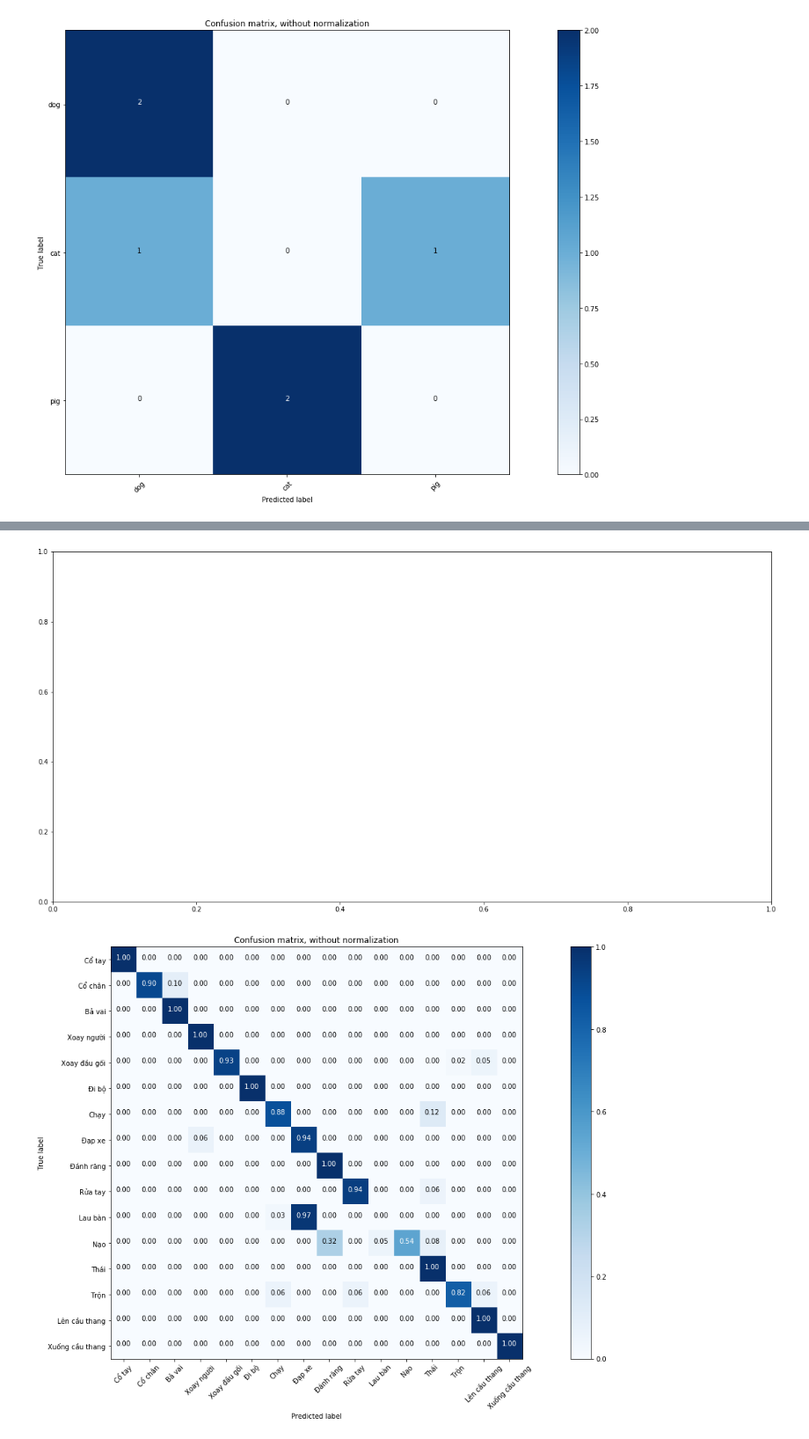
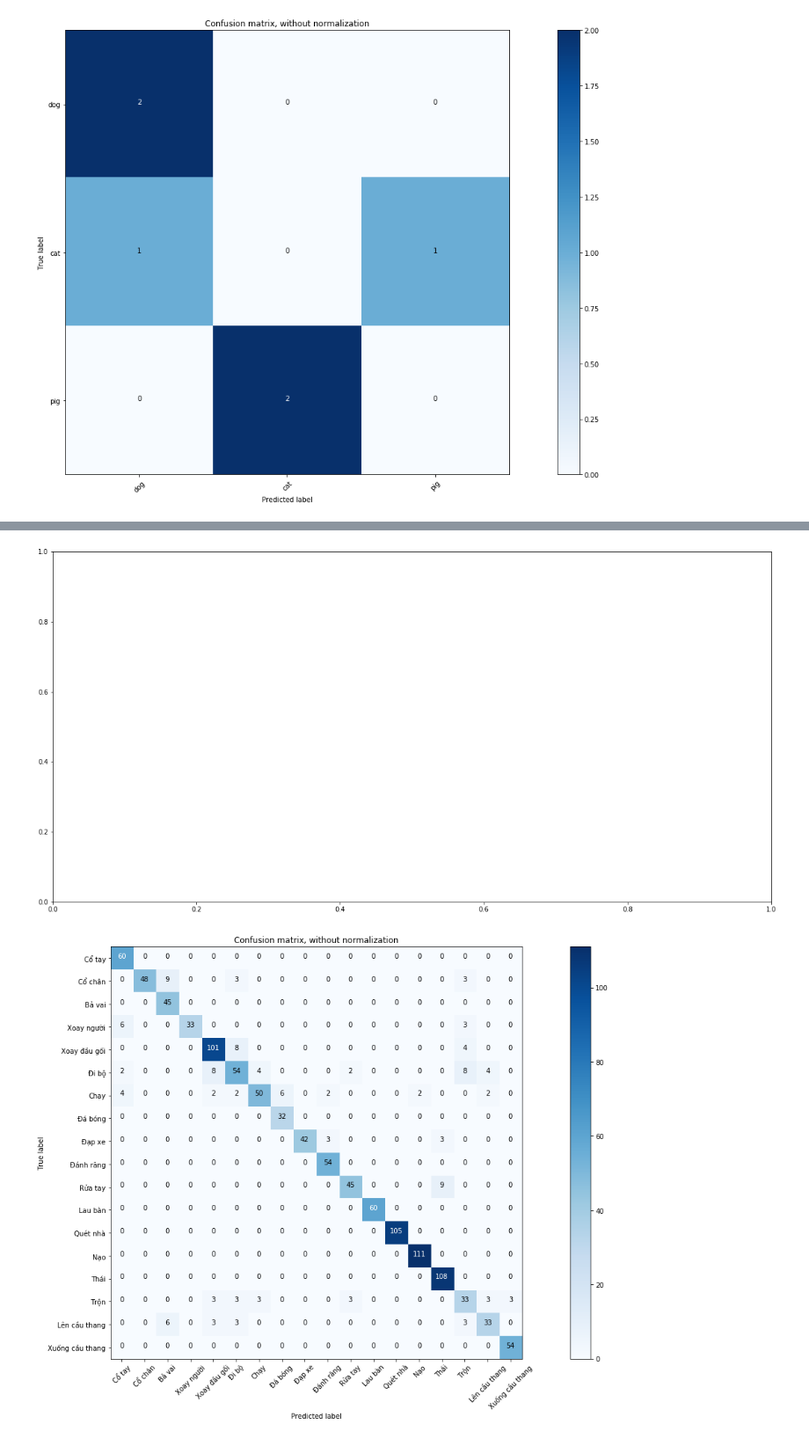
Before and after one commit to tuyenlv17/deep-learning-HAR, a Jupyter notebook: plot_confusion_matrix.ipynb, the cells around one changed output, grey strips where cells are left out. Shown at 88% size. Cells and saved outputs as stored; diff of their text form; code cells hidden in the pictures.

```diff
--- a/plot_confusion_matrix.ipynb
+++ b/plot_confusion_matrix.ipynb
@@ -102,8 +102,8 @@ Confusion matrix, without normalization
 [figure]
 # %%
 import numpy as np
-class_label_vn = [u"Cổ tay",u"Cổ chân",u"Bả vai",u"Xoay người",u"Xoay đầu gối",u"Đi bộ",u"Chạy",u"Đạp xe",u"Đánh răng",u"Rửa tay",u"Lau bàn",u"Nạo",u"Thái",u"Trộn",u"Lên cầu thang",u"Xuống cầu thang"]
-arr =[[20,0,0,0,0,0,0,0,0,0,0,0,0,0,0,0],[0,19,2,0,0,0,0,0,0,0,0,0,0,0,0,0],[0,0,15,0,0,0,0,0,0,0,0,0,0,0,0,0],[0,0,0,14,0,0,0,0,0,0,0,0,0,0,0,0],[0,0,0,0,51,0,0,0,0,0,0,0,0,1,3,0],[0,0,0,0,0,41,0,0,0,0,0,0,0,0,0,0],[0,0,0,0,0,0,14,0,0,0,0,0,2,0,0,0],[0,0,0,2,0,0,0,30,0,0,0,0,0,0,0,0],[0,0,0,0,0,0,0,0,36,0,0,0,0,0,0,0],[0,0,0,0,0,0,0,0,0,34,0,0,2,0,0,0],[0,0,0,0,0,0,2,68,0,0,0,0,0,0,0,0],[0,0,0,0,0,0,0,0,24,0,4,40,6,0,0,0],[0,0,0,0,0,0,0,0,0,0,0,0,72,0,0,0],[0,0,0,0,0,0,2,0,0,2,0,0,0,28,2,0],[0,0,0,0,0,0,0,0,0,0,0,0,0,0,32,0],[0,0,0,0,0,0,0,0,0,0,0,0,0,0,0,32]]
+class_label_vn = [u"Cổ tay",u"Cổ chân",u"Bả vai",u"Xoay người",u"Xoay đầu gối",u"Đi bộ",u"Chạy",u"Đá bóng",u"Đạp xe",u"Đánh răng",u"Rửa tay", u"Lau bàn", u"Quét nhà", u"Nạo",u"Thái",u"Trộn",u"Lên cầu thang",u"Xuống cầu thang"]
+arr =[[60,0,0,0,0,0,0,0,0,0,0,0,0,0,0,0,0,0],[0,48,9,0,0,3,0,0,0,0,0,0,0,0,0,3,0,0],[0,0,45,0,0,0,0,0,0,0,0,0,0,0,0,0,0,0],[6,0,0,33,0,0,0,0,0,0,0,0,0,0,0,3,0,0],[0,0,0,0,101,8,0,0,0,0,0,0,0,0,0,4,0,0],[2,0,0,0,8,54,4,0,0,0,2,0,0,0,0,8,4,0],[4,0,0,0,2,2,50,6,0,2,0,0,0,2,0,0,2,0],[0,0,0,0,0,0,0,32,0,0,0,0,0,0,0,0,0,0],[0,0,0,0,0,0,0,0,42,3,0,0,0,0,3,0,0,0],[0,0,0,0,0,0,0,0,0,54,0,0,0,0,0,0,0,0],[0,0,0,0,0,0,0,0,0,0,45,0,0,0,9,0,0,0],[0,0,0,0,0,0,0,0,0,0,0,60,0,0,0,0,0,0],[0,0,0,0,0,0,0,0,0,0,0,0,105,0,0,0,0,0],[0,0,0,0,0,0,0,0,0,0,0,0,0,111,0,0,0,0],[0,0,0,0,0,0,0,0,0,0,0,0,0,0,108,0,0,0],[0,0,0,0,3,3,3,0,0,0,3,0,0,0,0,33,3,3],[0,0,6,0,3,3,0,0,0,0,0,0,0,0,0,3,33,0],[0,0,0,0,0,0,0,0,0,0,0,0,0,0,0,0,0,54]]
 
 arr = np.asarray(arr)
 fig, ax = plt.subplots()
@@ -112,7 +112,7 @@ fig_size[0] = 20
 fig_size[1] = 10
 plt.rcParams["figure.figsize"] = fig_size
 plt.figure()
-plot_confusion_matrix(arr, classes=class_label_vn,normalize=True,
+plot_confusion_matrix(arr, classes=class_label_vn,normalize=False,
                       title='Confusion matrix, without normalization')
 
 plt.show()
@@ -137,2 +139,2 @@ Normalized confusion matrix
 [figure]
-[figure, old version]
+[figure, new version]
```
Also changed, not shown: parts of 1 cell of this notebook, 5 other files.
